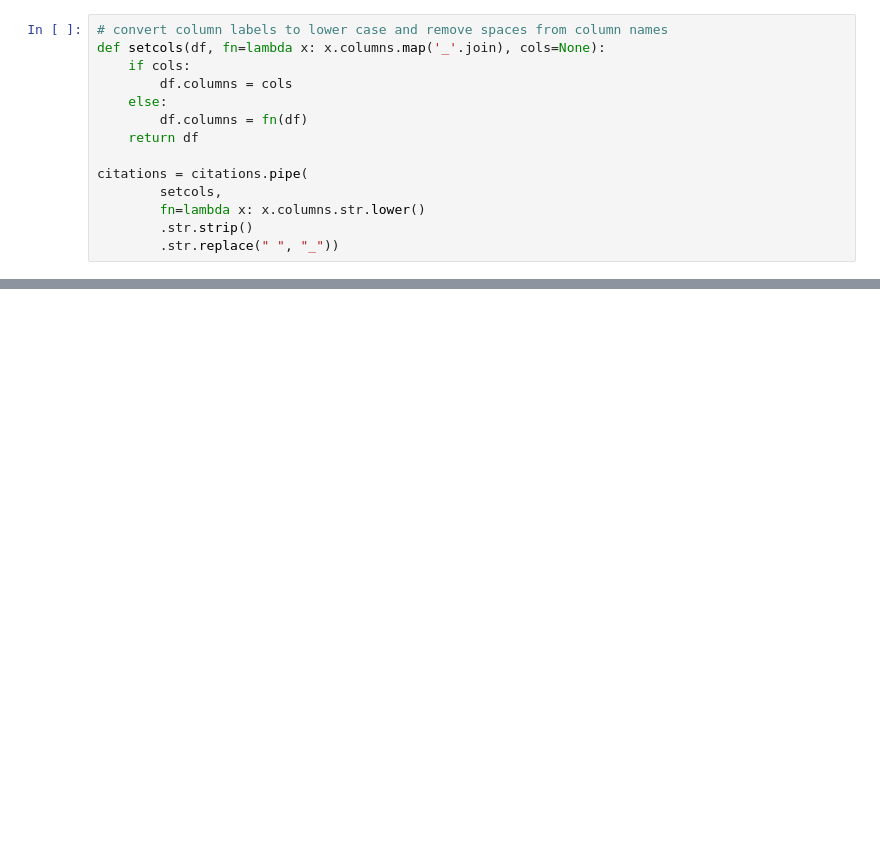
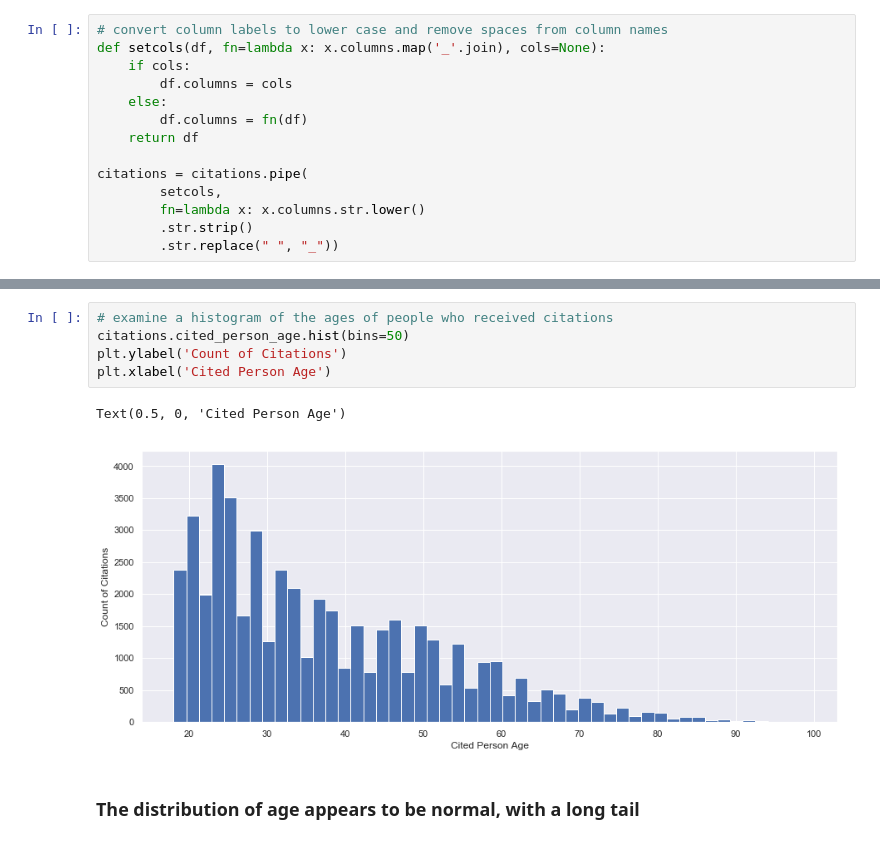
Before and after one commit to mrkjhsn/Thinkful-Exercises, a Jupyter notebook: capstone_1/citations_eda.ipynb, the cells around one changed output, grey strips where cells are left out. Drawn from its saved outputs; the diff is of its cells as text; blank space fills up the shorter version.

```diff
--- a/capstone_1/citations_eda.ipynb
+++ b/capstone_1/citations_eda.ipynb
@@ -238,0 +131,10 @@ Name: Failure to Control Speed to Avoid A Collision, dtype: float64
+# %%
+# examine a histogram of the ages of people who received citations
+citations.cited_person_age.hist(bins=50)
+plt.ylabel('Count of Citations')
+plt.xlabel('Cited Person Age')
+# %% [output]
+Text(0.5, 0, 'Cited Person Age')
+[figure, added]
+# %% [markdown]
+### The distribution of age appears to be normal, with a long tail
```
Also changed, not shown: parts of 70 cells of this notebook.
